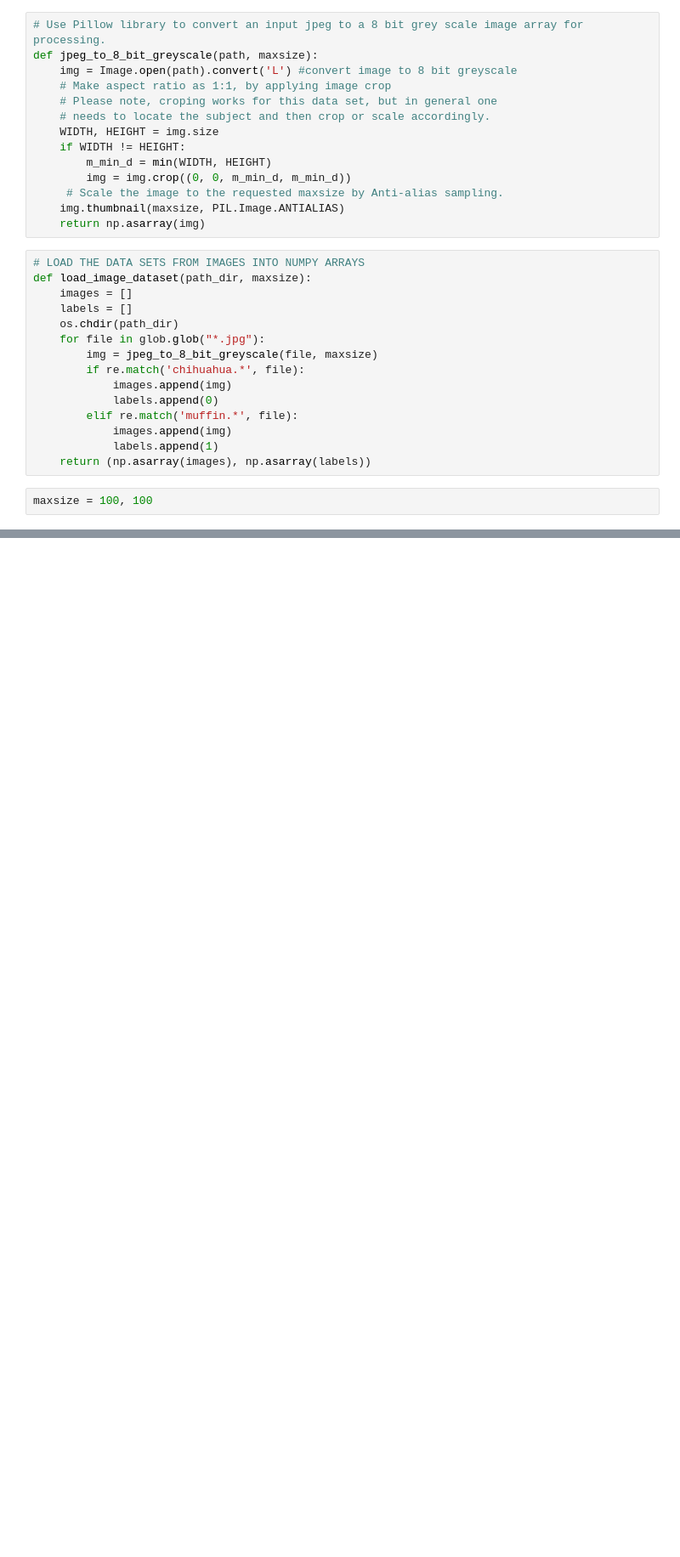
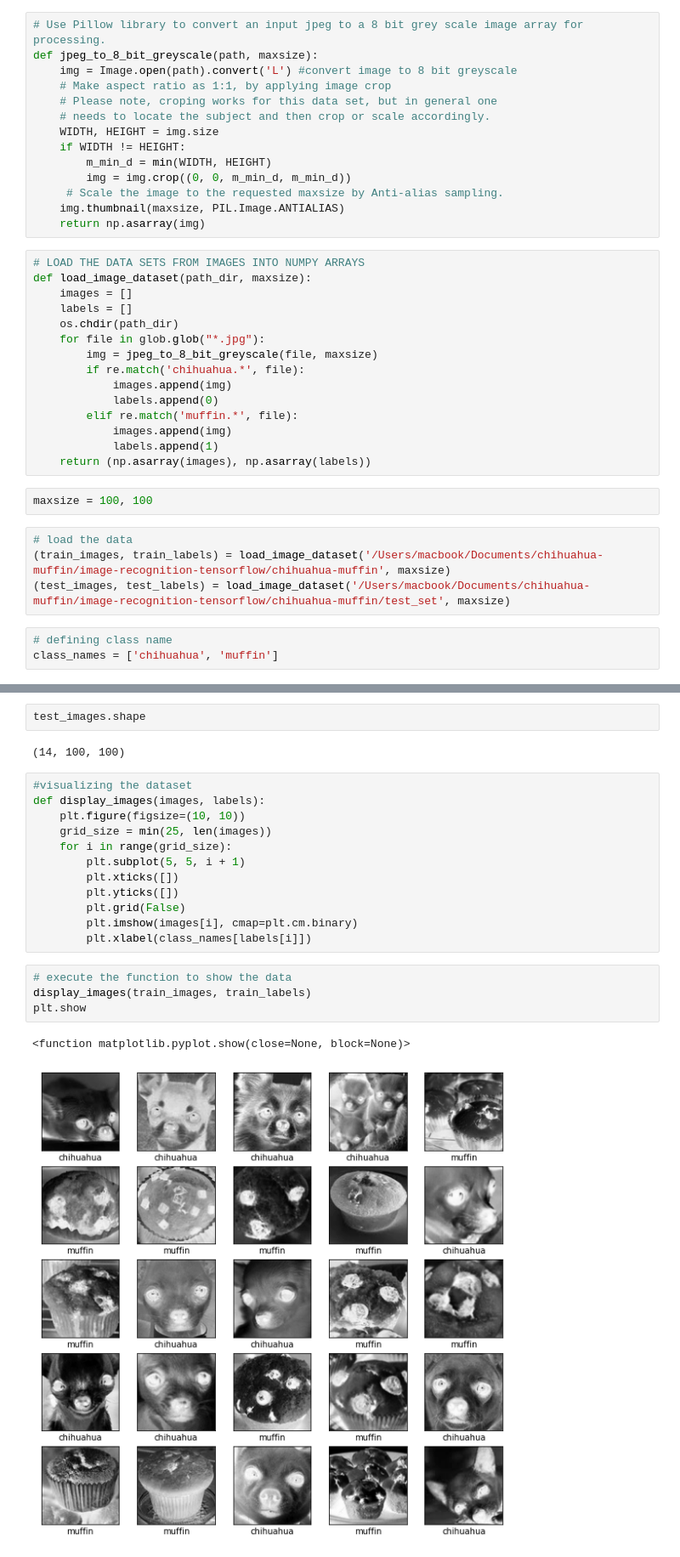
Before and after one commit to oktavianuu/chi-muff, a Jupyter notebook: chi_muff.ipynb, the cells around one changed output, grey strips where cells are left out. Shown at 85% size. Cells and saved outputs as stored; diff of their text form; blank space fills up the shorter version.

```diff
--- a/chi_muff.ipynb
+++ b/chi_muff.ipynb
@@ -40,3 +40,10 @@ def load_image_dataset(path_dir, maxsize):
     return (np.asarray(images), np.asarray(labels))
 # %%
 maxsize = 100, 100
+# %%
+# load the data
+(train_images, train_labels) = load_image_dataset('/Users/macbook/Documents/chihuahua-muffin/image-recognition-tensorflow/chihuahua-muffin', maxsize)
+(test_images, test_labels) = load_image_dataset('/Users/macbook/Documents/chihuahua-muffin/image-recognition-tensorflow/chihuahua-muffin/test_set', maxsize)
+# %%
+# defining class name
+class_names = ['chihuahua', 'muffin']
@@ -42,0 +59,23 @@ maxsize = 100, 100
+# %%
+test_images.shape
+# %% [output]
+(14, 100, 100)
+# %%
+#visualizing the dataset
+def display_images(images, labels):
+    plt.figure(figsize=(10, 10))
+    grid_size = min(25, len(images))
+    for i in range(grid_size):
+        plt.subplot(5, 5, i + 1)
+        plt.xticks([])
+        plt.yticks([])
+        plt.grid(False)
+        plt.imshow(images[i], cmap=plt.cm.binary)
+        plt.xlabel(class_names[labels[i]])
+# %%
+# execute the function to show the data
+display_images(train_images, train_labels)
+plt.show
+# %% [output]
+<function matplotlib.pyplot.show(close=None, block=None)>
+[figure, added]
```
Also changed, not shown: parts of 2 cells of this notebook, 1 other file.
